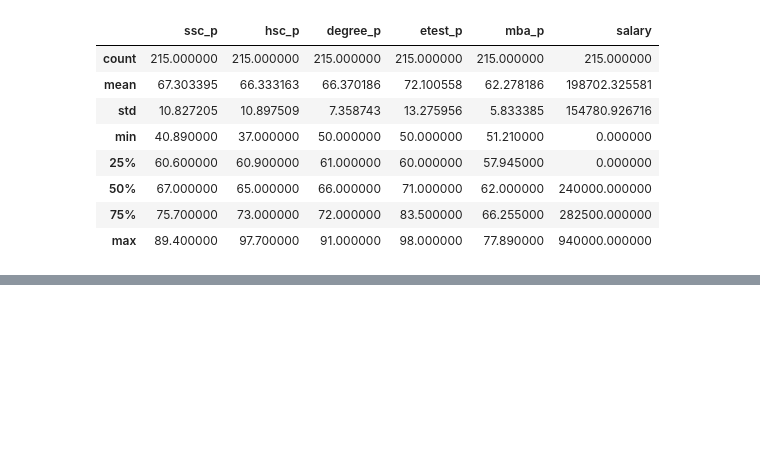
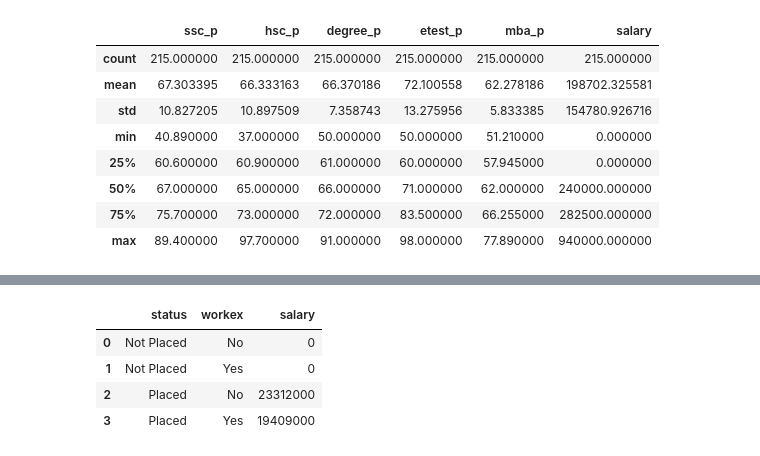
Before and after one commit to devchoplife/Campus-placement, a Jupyter notebook: school_placement.ipynb, the cells around one changed output, grey strips where cells are left out. Cells and saved outputs as stored; diff of their text form; code cells hidden in the pictures; blank space fills up the shorter version.

```diff
--- a/school_placement.ipynb
+++ b/school_placement.ipynb
@@ -154,0 +213,9 @@ pment.describe(include ='all')
+# %%
+workex_grp = pment.groupby(['status', 'workex'], as_index = False)['salary'].sum()
+workex_grp
+# %% [output]
+|  | status | workex | salary |
+| 0 | Not Placed | No | 0 |
+| 1 | Not Placed | Yes | 0 |
+| 2 | Placed | No | 23312000 |
+| 3 | Placed | Yes | 19409000 |
```
Also changed, not shown: parts of 8 cells of this notebook.
